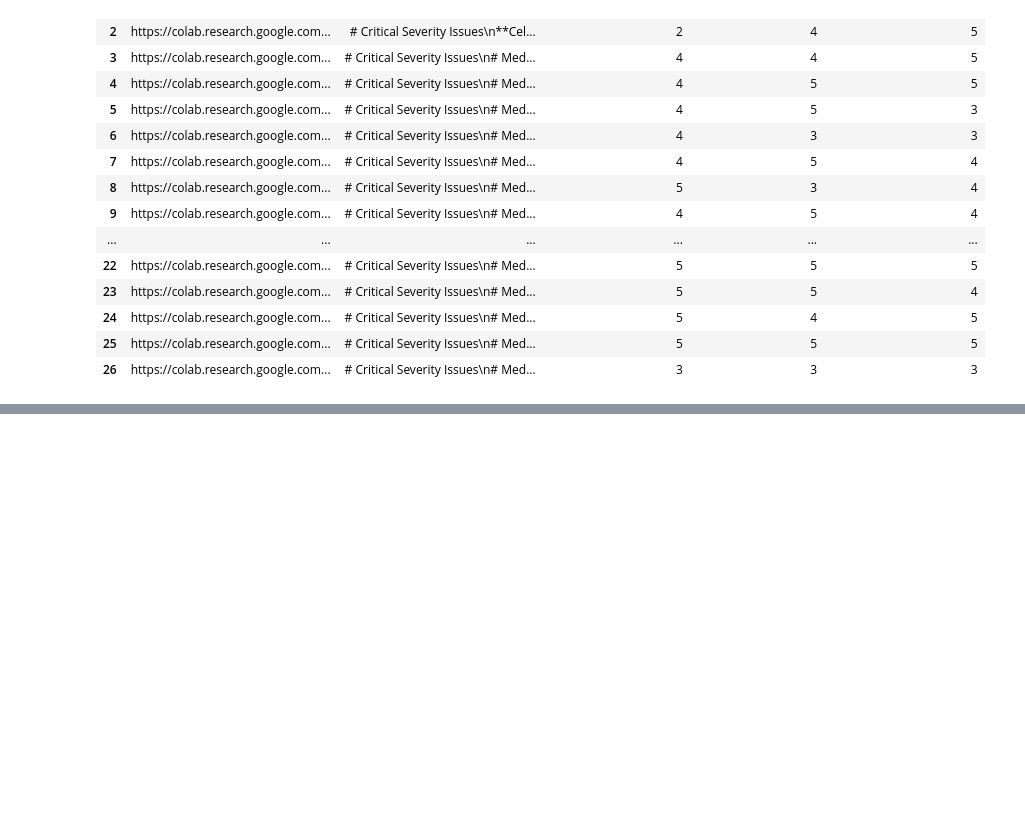
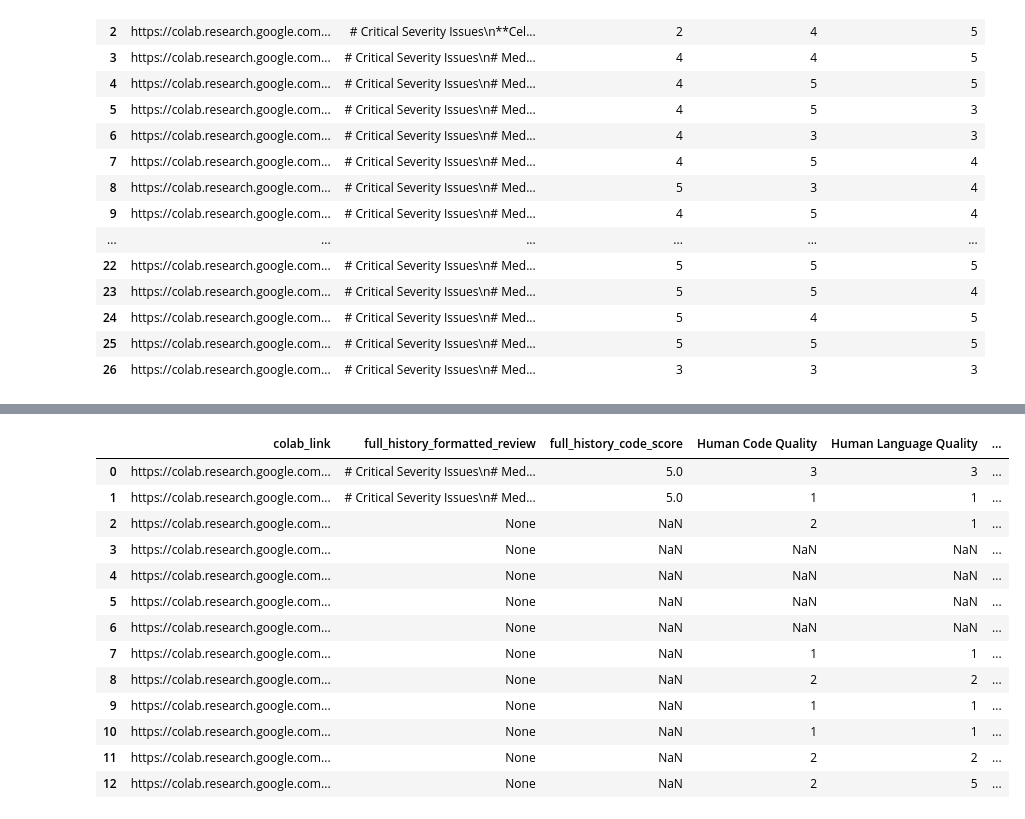
Before and after one commit to alexei-v-tu/character_tasks, a Jupyter notebook: operations/gpt_reviews/full_convo_code_reviewer.ipynb, the cells around one changed output, grey strips where cells are left out. Saved outputs shown, nothing was run; the diff lists cells and outputs as text; code cells hidden in the pictures; blank space fills up the shorter version.

Commit message:
[wip]: save, working on full convo code reveiwer

```diff
--- a/operations/gpt_reviews/full_convo_code_reviewer.ipynb
+++ b/operations/gpt_reviews/full_convo_code_reviewer.ipynb
@@ -448,0 +518,16 @@ notebooks_df
+# %%
+
+# Add a new column to the DataFrame for the file IDs
+selected_rows_df['file_id'] = selected_rows_df['task_link'].apply(get_file_id_from_task_link)
+
+# Apply the function to each row in the DataFrame
+selected_rows_df['revision'] = selected_rows_df.apply(lambda row: get_revision_before_timestamp(row['file_id'], row['Timestamp']) if row['file_id'] is not None else None, axis=1)
+selected_rows_df['task_link_rev'] = selected_rows_df.apply(lambda row: append_revision_id_to_task_link(row['task_link'], row['revision']), axis=1)
+
+parsed_notebooks = []
+for i, (index, row) in enumerate(selected_rows_df.iterrows()):
+    file_id = row['file_id']
+    revision_id = row['revision'].get('id') if row['revision'] is not None else None
+    print(f"Downloading and parsing notebook {i+1}/{len(selected_rows_df)} (File ID: {file_id}, Revision ID: {revision_id})")
+    parsed_notebook = download_and_parse_notebook(service_account_path, file_id, revision_id)
+    parsed_notebooks.append(parsed_notebook)
@@ -448,0 +652,59 @@ notebooks_df
+# %%
+import pandas as pd
+from utils import DATA_DIR
+
+def create_notebooks_dataframe(parsed_notebooks, selected_rows_df):
+    """
+    Create a dataframe from parsed notebooks and selected rows with additional processing.
+
+    Args:
+    parsed_notebooks (list): List of parsed notebooks.
+    selected_rows_df (DataFrame): DataFrame of selected rows.
+
+    Returns:
+    DataFrame: The resulting dataframe after merging and processing.
+    """
+    notebooks_df = pd.DataFrame(parsed_notebooks)
+    notebooks_df['full_history_code_score'] = notebooks_df['raw_review'].apply(
+        lambda x: x.get('score') if x is not None else None
+    )
+    notebooks_df.rename(columns={'formatted_review': 'full_history_formatted_review'}, inplace=True)
+    notebooks_df = notebooks_df.merge(
+        selected_rows_df[['file_id', 'Code Quality', 'Language Quality', 'Feedback for the Trainer']],
+        left_on='id', right_on='file_id', how='left'
+    )
+    notebooks_df = notebooks_df[[
+        'colab_link', 'full_history_formatted_review', 'full_history_code_score',
+        'Code Quality', 'Language Quality', 'Feedback for the Trainer'
+    ]]
+    notebooks_df.rename(
+        columns={
+            'score': 'selected_rows_score',
+            'Code Quality': 'Human Code Quality',
+            'Language Quality': 'Human Language Quality',
+            'Feedback for the Trainer': 'Human Reviewer Feedback'
+        },
+        inplace=True
+    )
+    notebooks_df['colab_link'] = notebooks_df['colab_link'].str.replace('?', '#')
+    return notebooks_df
+
+# Example usage:
+# new_df = create_notebooks_dataframe(parsed_notebooks, selected_rows_df)
+# new_df.to_csv(DATA_DIR + 'full_history_df_code_only.csv', index=False)
+# print(new_df)
+# %% [output]
+|  | colab_link | full_history_formatted_review | full_history_code_score | Human Code Quality | Human Language Quality | ... |
+| 0 | https://colab.research.google.com... | # Critical Severity Issues\n# Med... | 5.0 | 3 | 3 | ... |
+| 1 | https://colab.research.google.com... | # Critical Severity Issues\n# Med... | 5.0 | 1 | 1 | ... |
+| 2 | https://colab.research.google.com... | None | NaN | 2 | 1 | ... |
+| 3 | https://colab.research.google.com... | None | NaN | NaN | NaN | ... |
+| 4 | https://colab.research.google.com... | None | NaN | NaN | NaN | ... |
+| 5 | https://colab.research.google.com... | None | NaN | NaN | NaN | ... |
+| 6 | https://colab.research.google.com... | None | NaN | NaN | NaN | ... |
+| 7 | https://colab.research.google.com... | None | NaN | 1 | 1 | ... |
+| 8 | https://colab.research.google.com... | None | NaN | 2 | 2 | ... |
+| 9 | https://colab.research.google.com... | None | NaN | 1 | 1 | ... |
+| 10 | https://colab.research.google.com... | None | NaN | 1 | 1 | ... |
+| 11 | https://colab.research.google.com... | None | NaN | 2 | 2 | ... |
+| 12 | https://colab.research.google.com... | None | NaN | 2 | 5 | ... |
```
Also changed, not shown: parts of 21 cells of this notebook, 7 other files.
